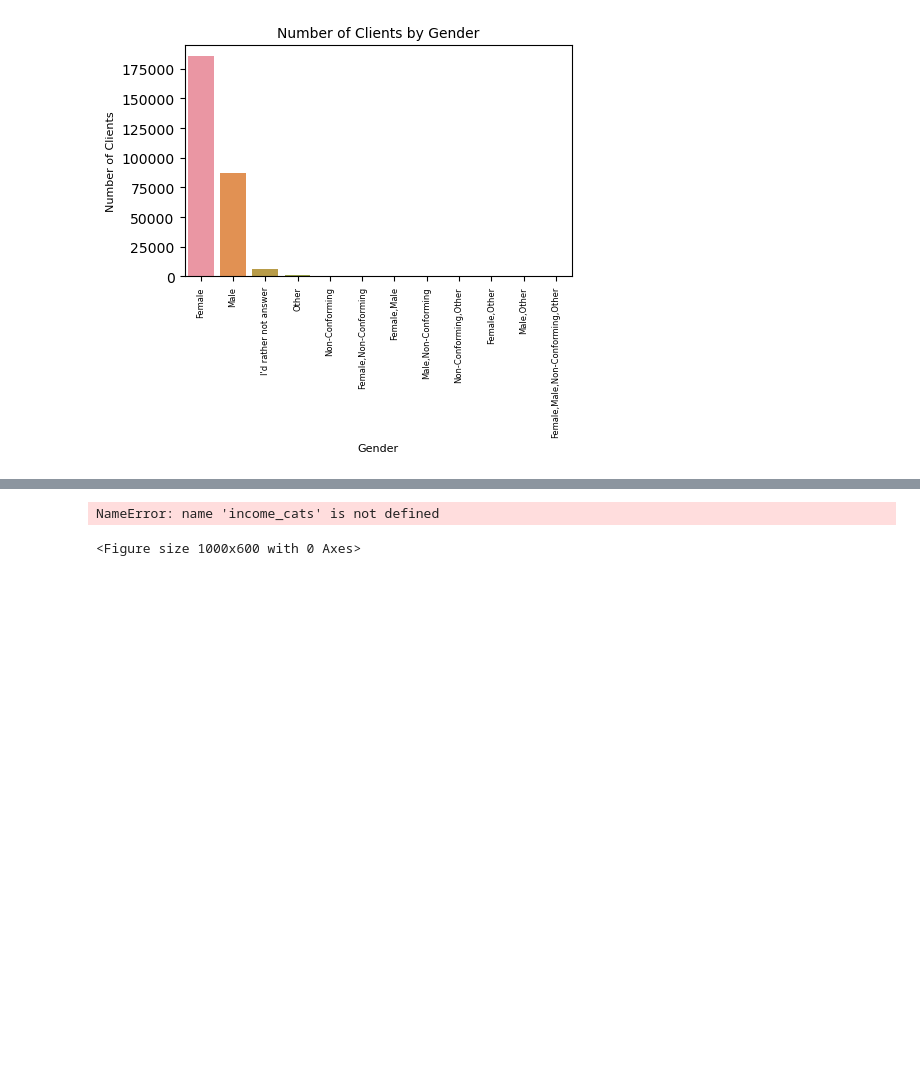
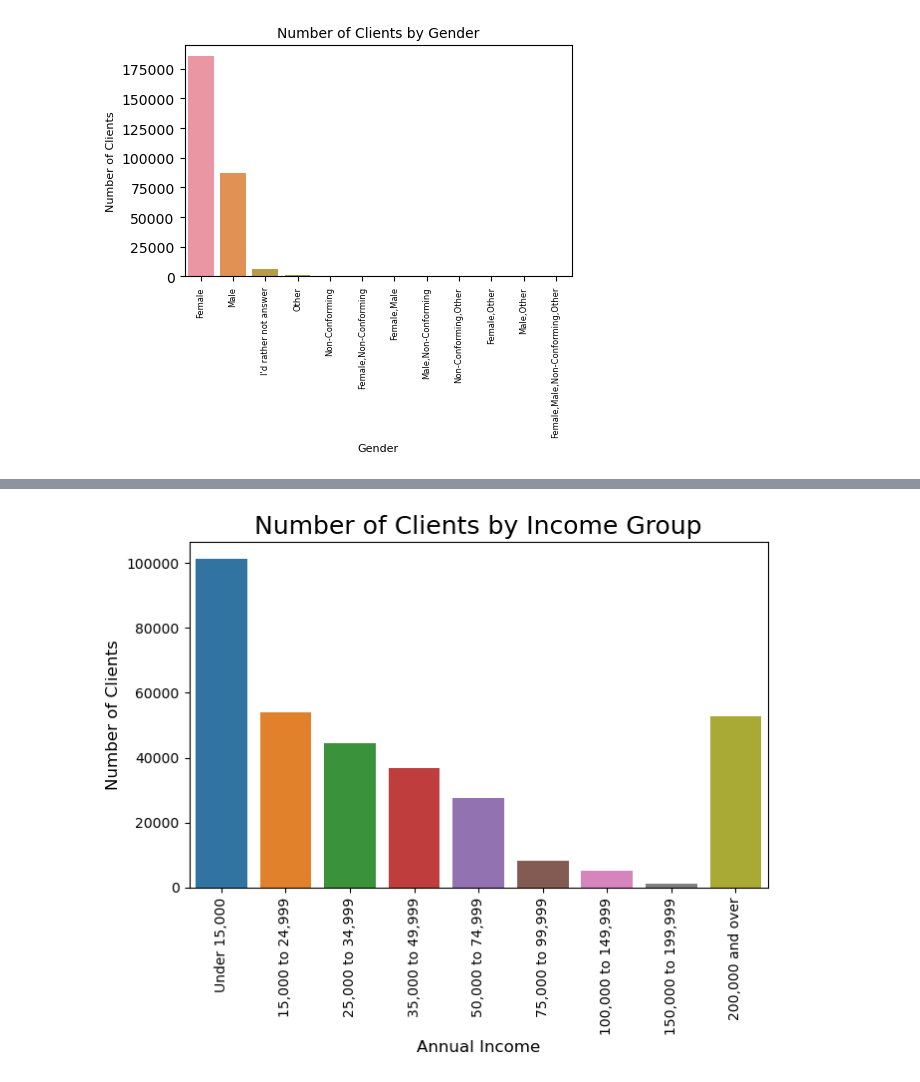
Before and after one commit to bvaduri255/unicornsdatafest, a Jupyter notebook: clientanalysis.ipynb, the cells around one changed output, grey strips where cells are left out. Cells and saved outputs as stored; diff of their text form; code cells hidden in the pictures; blank space fills up the shorter version.

```diff
--- a/clientanalysis.ipynb
+++ b/clientanalysis.ipynb
@@ -144,12 +131,11 @@ Name: AnnualIncome, Length: 331426, dtype: float64
 # %%
-plt.figure(figsize = (10,6))
+plt.figure(figsize = (7.5,4.5))
 sns.barplot(x = income_cats, y = income_freq)
-plt.xticks(rotation = 45)
-plt.xlabel("Annual Income", size = 14)
-plt.ylabel("Number of Clients", size = 14)
+plt.xticks(rotation = 90)
+plt.xlabel("Annual Income", size = 12)
+plt.ylabel("Number of Clients", size = 12)
 plt.title("Number of Clients by Income Group", size = 18)
-#plt.savefig('figures/annualincomedistribution.png')
+plt.savefig('figures/annualincomedistribution.png')
 plt.show()
 # %% [output]
-NameError: name 'income_cats' is not defined
-<Figure size 1000x600 with 0 Axes>
+[figure, added]
```
Also changed, not shown: parts of 2 cells of this notebook, 3 other files.
